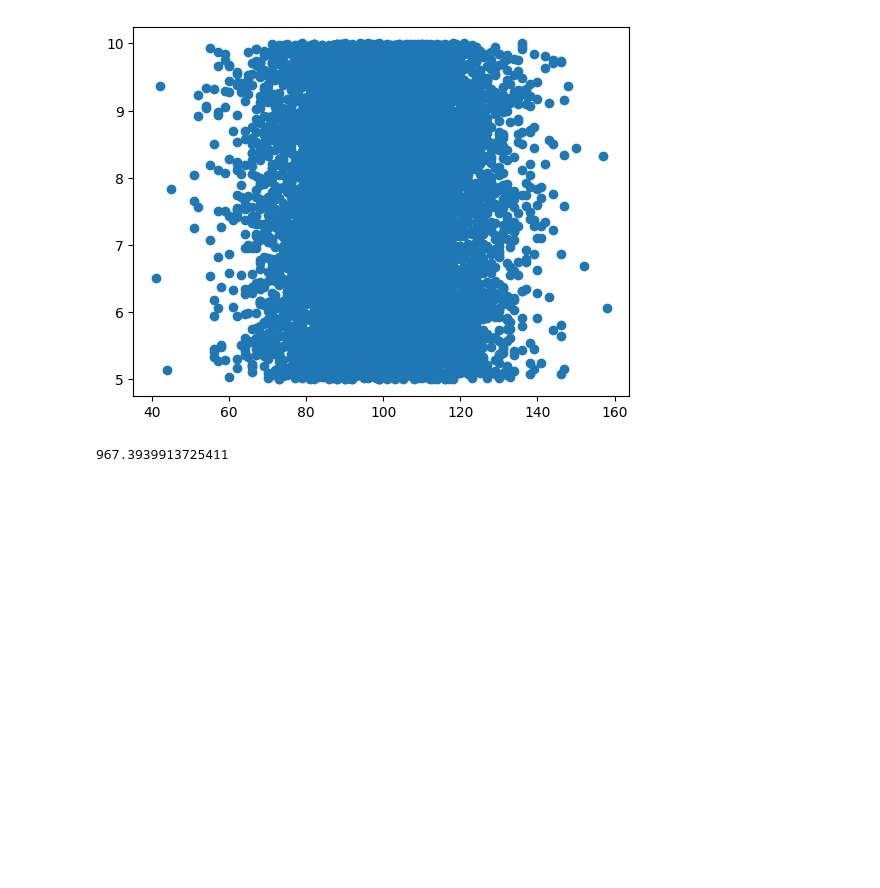
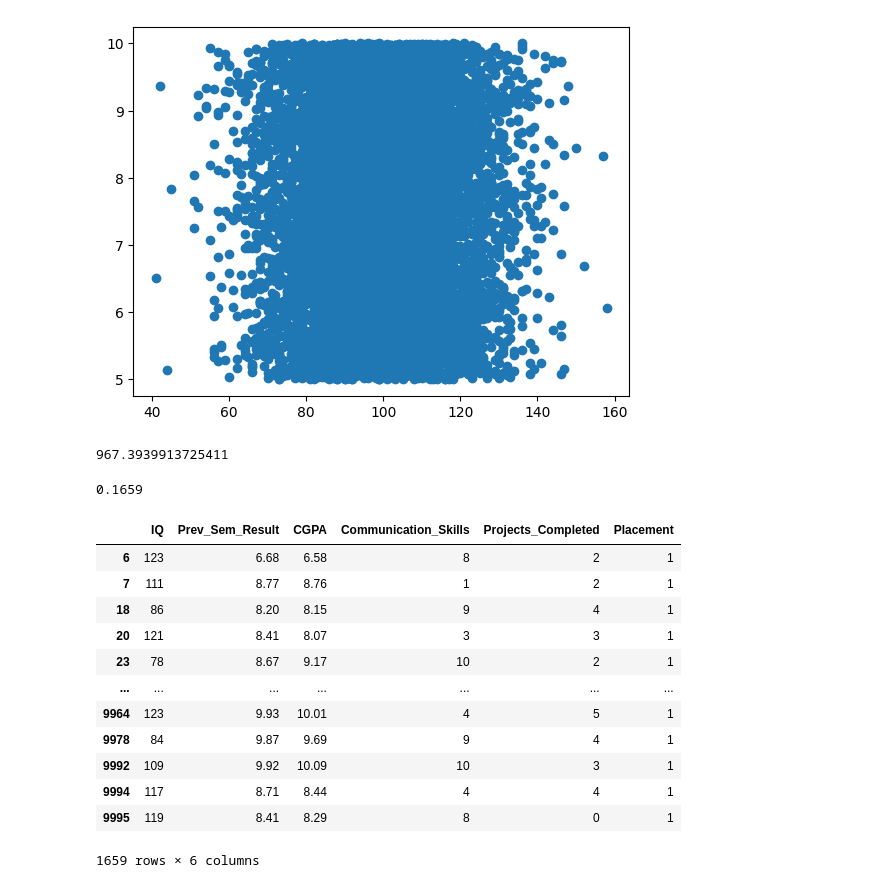
Before and after one commit to AviralStack/Ds-Project-1, a Jupyter notebook: ds-project-1.ipynb, the cells around one changed output. Drawn from its saved outputs; the diff is of its cells as text; code cells hidden in the pictures; blank space fills up the shorter version.

Commit message:
Kaggle Notebook | Ds-Project-1 | Version4

```diff
--- a/ds-project-1.ipynb
+++ b/ds-project-1.ipynb
@@ -132,0 +135,4 @@ np.linalg.det(feature_selected_data.iloc[: ,0:5].cov())
+# %%
+placement_equals_1_prior
+# %% [output]
+0.1659
@@ -132,0 +141,16 @@ np.linalg.det(feature_selected_data.iloc[: ,0:5].cov())
+# %%
+placement_equals_1_data
+# %% [output]
+|  | IQ | Prev_Sem_Result | CGPA | Communication_Skills | Projects_Completed | Placement |
+| 6 | 123 | 6.68 | 6.58 | 8 | 2 | 1 |
+| 7 | 111 | 8.77 | 8.76 | 1 | 2 | 1 |
+| 18 | 86 | 8.20 | 8.15 | 9 | 4 | 1 |
+| 20 | 121 | 8.41 | 8.07 | 3 | 3 | 1 |
+| 23 | 78 | 8.67 | 9.17 | 10 | 2 | 1 |
+| ... | ... | ... | ... | ... | ... | ... |
+| 9964 | 123 | 9.93 | 10.01 | 4 | 5 | 1 |
+| 9978 | 84 | 9.87 | 9.69 | 9 | 4 | 1 |
+| 9992 | 109 | 9.92 | 10.09 | 10 | 3 | 1 |
+| 9994 | 117 | 8.71 | 8.44 | 4 | 4 | 1 |
+| 9995 | 119 | 8.41 | 8.29 | 8 | 0 | 1 |
+1659 rows × 6 columns
```
Also changed, not shown: parts of 4 cells of this notebook.
